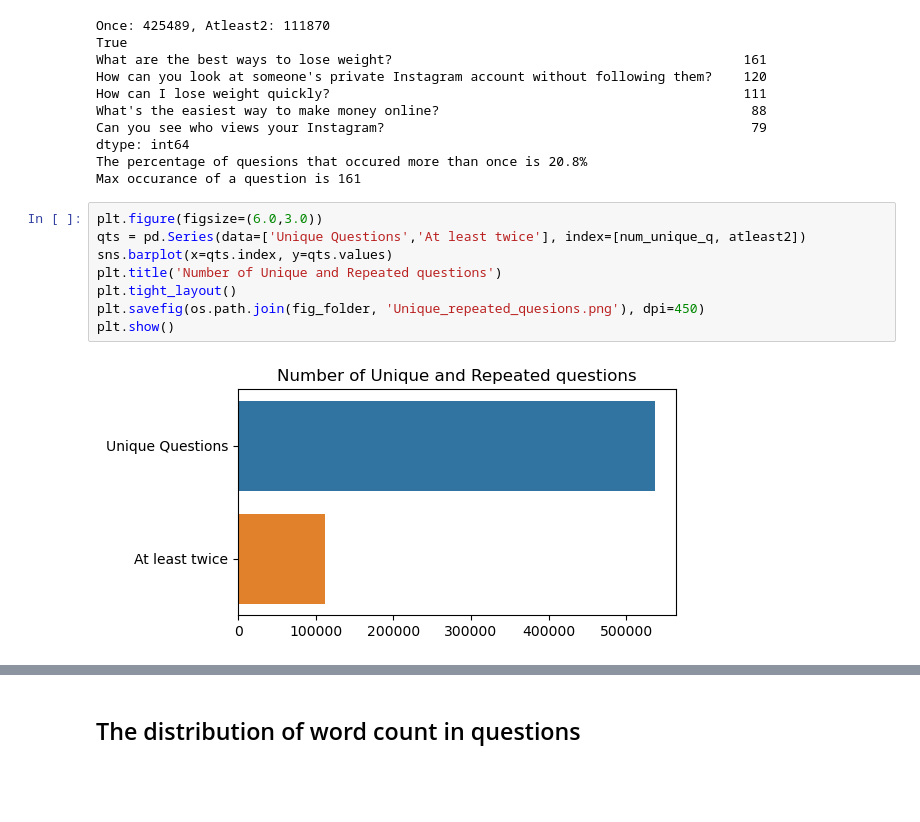
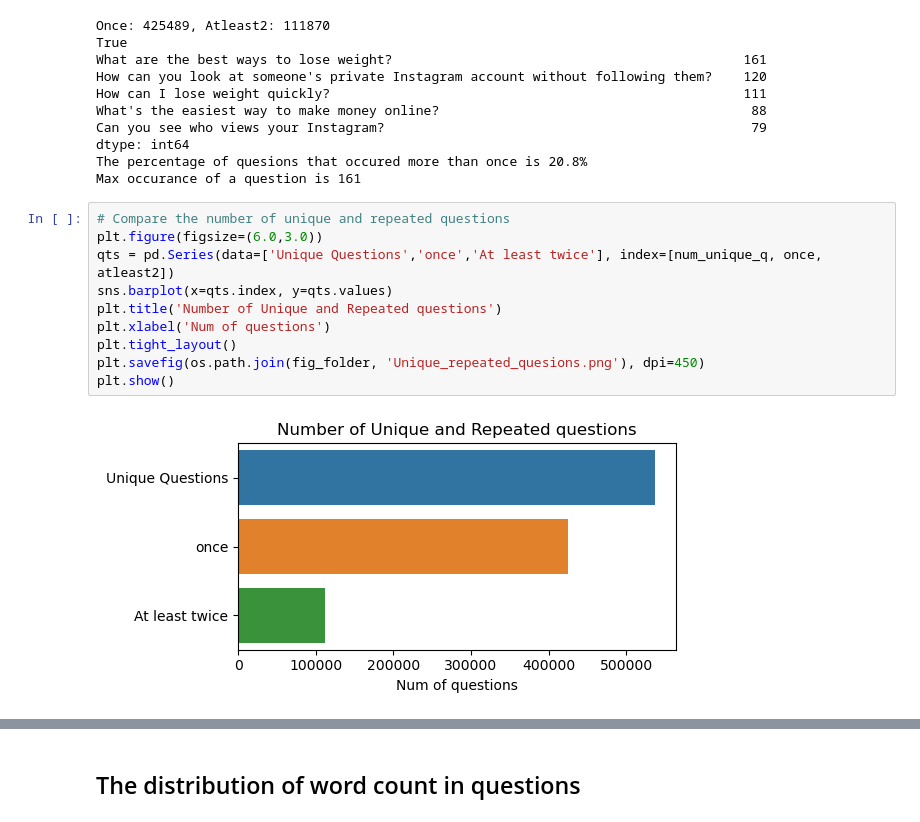
Before and after one commit to Vinnieassaulter/DataAnalytics, a Jupyter notebook: Quora-question-pair-similarity/data_description.ipynb, the cells around one changed output, grey strips where cells are left out. Cells and saved outputs as stored; diff of their text form; blank space fills up the shorter version.

```diff
--- a/Quora-question-pair-similarity/data_description.ipynb
+++ b/Quora-question-pair-similarity/data_description.ipynb
@@ -131,13 +137,15 @@ dtype: int64
 The percentage of quesions that occured more than once is 20.8%
 Max occurance of a question is 161
 # %%
+# Compare the number of unique and repeated questions
 plt.figure(figsize=(6.0,3.0))
-qts = pd.Series(data=['Unique Questions','At least twice'], index=[num_unique_q, atleast2])
+qts = pd.Series(data=['Unique Questions','once','At least twice'], index=[num_unique_q, once, atleast2])
 sns.barplot(x=qts.index, y=qts.values)
 plt.title('Number of Unique and Repeated questions')
+plt.xlabel('Num of questions')
 plt.tight_layout()
 plt.savefig(os.path.join(fig_folder, 'Unique_repeated_quesions.png'), dpi=450)
 plt.show()
 # %% [output]
-[figure, old version]
+[figure, new version]
 # %%
```
Also changed, not shown: parts of 35 cells of this notebook, 11 other files.
